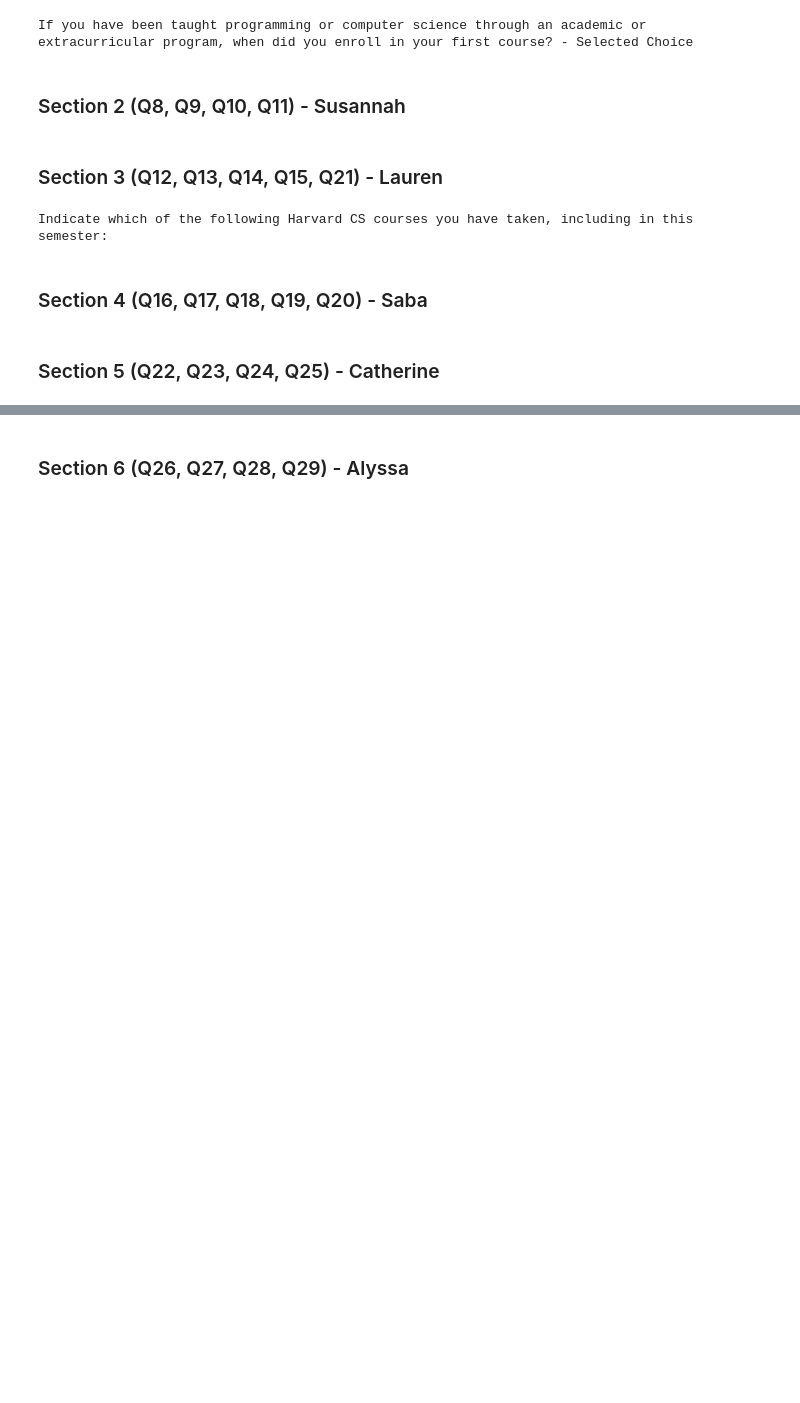
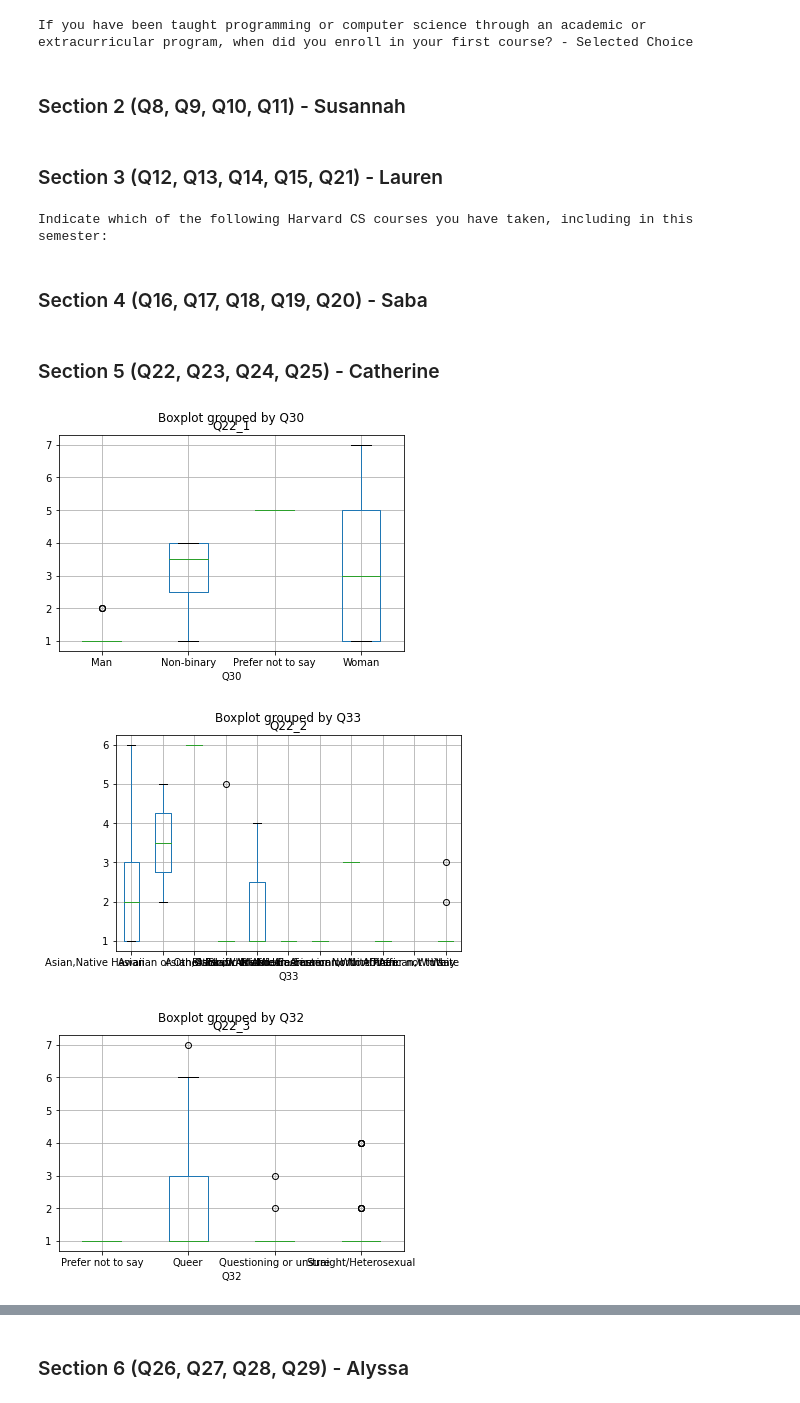
Before and after one commit to alyssahuang02/WiCS-Advocacy-Survey-21-22, a Jupyter notebook: 2021-catherine-eda.ipynb, the cells around one changed output, grey strips where cells are left out. Saved outputs shown, nothing was run; the diff lists cells and outputs as text; code cells hidden in the pictures; blank space fills up the shorter version.

```diff
--- a/2021-catherine-eda.ipynb
+++ b/2021-catherine-eda.ipynb
@@ -286,0 +304,16 @@ Indicate which of the following Harvard CS courses you have taken, including in
+# %%
+CLEAN_DF['Q22_1'] = CLEAN_DF['Q22_1'].astype('float')
+CLEAN_DF['Q22_2'] = CLEAN_DF['Q22_2'].astype('float')
+CLEAN_DF['Q22_3'] = CLEAN_DF['Q22_3'].astype('float')
+
+gender = 'Q30'
+race = 'Q33'
+sexual_orientation = 'Q32'
+
+boxplot1 = CLEAN_DF.boxplot(column=['Q22_1'], by=gender)
+boxplot2 = CLEAN_DF.boxplot(column=['Q22_2'], by=race)
+boxplot3 = CLEAN_DF.boxplot(column=['Q22_3'], by=sexual_orientation)
+# %% [output]
+[figure, added]
+[figure, added]
+[figure, added]
```
Also changed, not shown: parts of 3 cells of this notebook.
